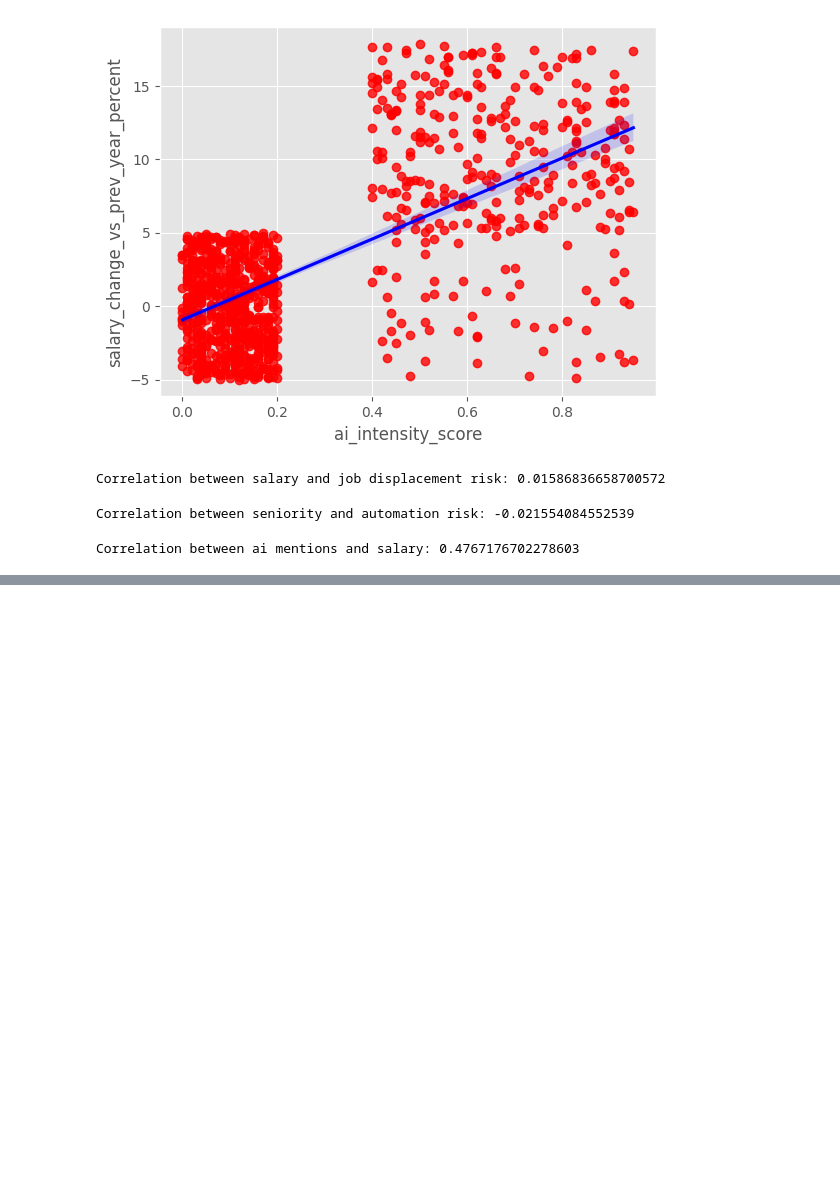
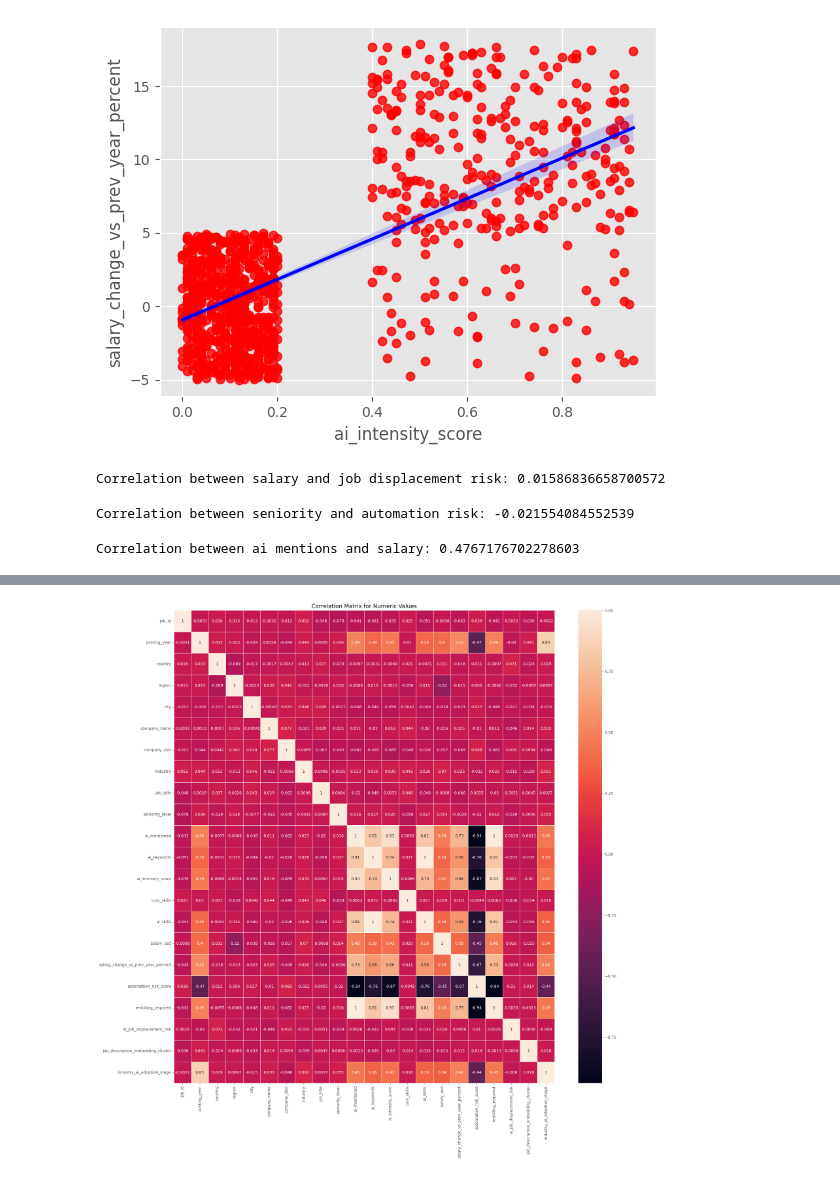
Before and after one commit to subiya-s/DAV, a Jupyter notebook: DAV_notebook.ipynb, the cells around one changed output, grey strips where cells are left out. Saved outputs shown, nothing was run; the diff lists cells and outputs as text; code cells hidden in the pictures; blank space fills up the shorter version.

```diff
--- a/DAV_notebook.ipynb
+++ b/DAV_notebook.ipynb
@@ -61,0 +88,9 @@ Correlation between ai mentions and salary: 0.4767176702278603
+# %%
+data_numerized = data
+
+for col_name in data_numerized.columns:
+    if(data_numerized[col_name].dtype == 'object'):
+        data_numerized[col_name] = data_numerized[col_name].astype('category')
+        data_numerized[col_name] = data_numerized[col_name].cat.codes
+
+data_numerized.head()
@@ -61,0 +105,12 @@ Correlation between ai mentions and salary: 0.4767176702278603
+# %%
+corr_matrix = data_numerized.corr(method='pearson')
+
+plt.figure(figsize=(22, 22))
+
+sns.heatmap(corr_matrix, annot = True, linewidths = 0.5)
+
+plt.title("Correlation Matrix for Numeric Values")
+
+plt.show()
+# %% [output]
+[figure, added]
```
Also changed, not shown: parts of 8 cells of this notebook.
